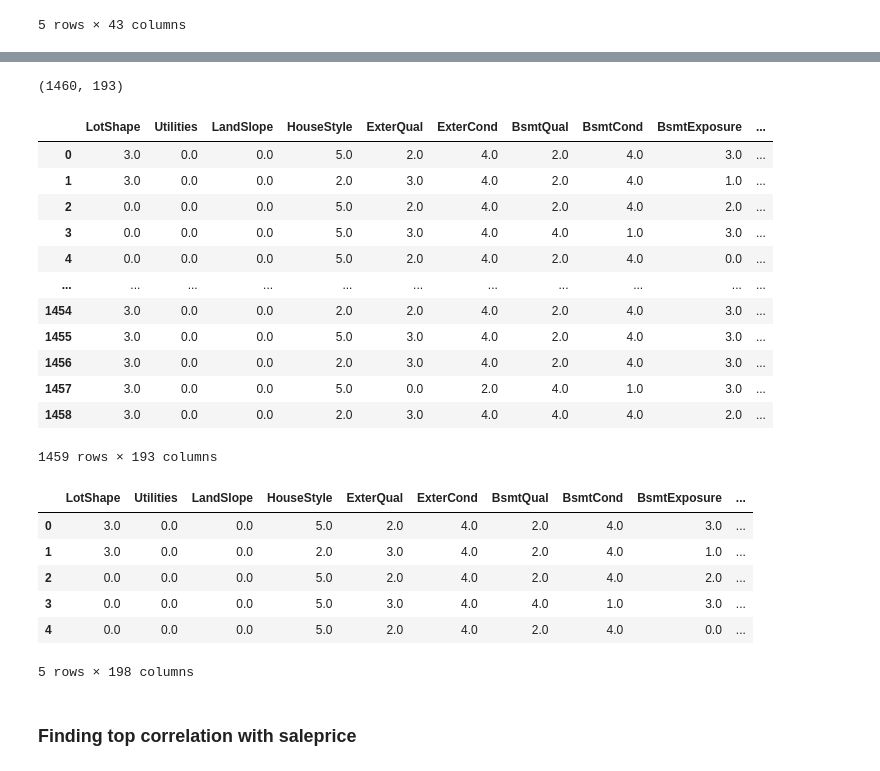
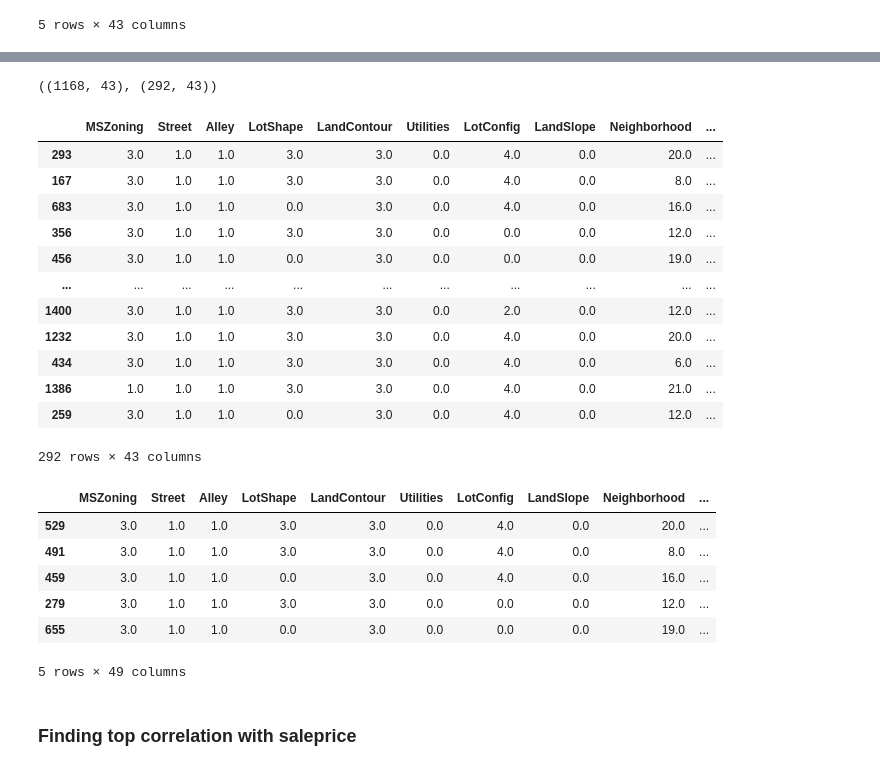
Before and after one commit to yashjain02/dsp-yashkumar-jain, a Jupyter notebook: notebooks/model-industrialization-1.ipynb, the cells around one changed output, grey strips where cells are left out. Cells and saved outputs as stored; diff of their text form; code cells hidden in the pictures.

```diff
--- a/notebooks/model-industrialization-1.ipynb
+++ b/notebooks/model-industrialization-1.ipynb
@@ -27,7 +28,7 @@ Y=train['SalePrice']
 # Train.csv has been split because to find the performance metrics
 import matplotlib.pyplot as plt
 from sklearn.model_selection import train_test_split
-X_train, X_val, Y_train, Y_ = train_test_split(train,Y, test_size = 0.2, random_state=0)
+X_train, X_val, Y_train, Y_val = train_test_split(train,Y, test_size = 0.2, random_state=0)
 # %% [markdown]
 ### FInd correlation with respect to SalePrice
 # %%
@@ -133,0 +124,3 @@ val_X_cat.head()
+# %%
+val_X_cat=X_val.select_dtypes(include=['object'])
+val_X_cat.head()
@@ -231,9 +232,8 @@ for col in data:
 # %%
 # ordinal encoding
 from sklearn.preprocessing import OrdinalEncoder, OneHotEncoder
-colsOrdinal = ['LotShape', 'Utilities', 'LandSlope', 'HouseStyle', 'ExterQual', 'ExterCond', 'BsmtQual', 'BsmtCond', 'BsmtExposure', 'BsmtFinType1', 'BsmtFinType2', 'HeatingQC', 'CentralAir', 'KitchenQual', 'Functional', 'FireplaceQu', 'GarageFinish', 'GarageQual', 'GarageCond', 'PoolQC']
 ordinal=OrdinalEncoder()
-data[colsOrdinal] = pd.DataFrame(ordinal.fit_transform(data[colsOrdinal]),columns=colsOrdinal)
+data[data.columns] = pd.DataFrame(ordinal.fit_transform(data))
 data.head()
 # %% [output]
 |  | MSZoning | Street | Alley | LotShape | LandContour | Utilities | LotConfig | LandSlope | Neighborhood | ... |
@@ -262,4 +245,0 @@ OneHotData.head()
-# %%
-#concat one hot with ordinal
-data=pd.concat([data[colsOrdinal],OneHotData],axis=1)
-data
@@ -280,42 +246,42 @@ data
 # %%
 X_train_cat=data.iloc[train_id]
 # %%
-X_train_cat.shape
+X_train_cat.shape,X_val_cat.shape
 # %% [output]
-(1460, 193)
+((1168, 43), (292, 43))
 # %%
-X_test_cat=data.iloc[test_id]
-X_test_cat
+X_val_cat=data.iloc[val_id]
+X_val_cat
 # %% [output]
-|  | LotShape | Utilities | LandSlope | HouseStyle | ExterQual | ExterCond | BsmtQual | BsmtCond | BsmtExposure | ... |
-| 0 | 3.0 | 0.0 | 0.0 | 5.0 | 2.0 | 4.0 | 2.0 | 4.0 | 3.0 | ... |
-| 1 | 3.0 | 0.0 | 0.0 | 2.0 | 3.0 | 4.0 | 2.0 | 4.0 | 1.0 | ... |
-| 2 | 0.0 | 0.0 | 0.0 | 5.0 | 2.0 | 4.0 | 2.0 | 4.0 | 2.0 | ... |
-| 3 | 0.0 | 0.0 | 0.0 | 5.0 | 3.0 | 4.0 | 4.0 | 1.0 | 3.0 | ... |
-| 4 | 0.0 | 0.0 | 0.0 | 5.0 | 2.0 | 4.0 | 2.0 | 4.0 | 0.0 | ... |
+|  | MSZoning | Street | Alley | LotShape | LandContour | Utilities | LotConfig | LandSlope | Neighborhood | ... |
+| 293 | 3.0 | 1.0 | 1.0 | 3.0 | 3.0 | 0.0 | 4.0 | 0.0 | 20.0 | ... |
+| 167 | 3.0 | 1.0 | 1.0 | 3.0 | 3.0 | 0.0 | 4.0 | 0.0 | 8.0 | ... |
+| 683 | 3.0 | 1.0 | 1.0 | 0.0 | 3.0 | 0.0 | 4.0 | 0.0 | 16.0 | ... |
+| 356 | 3.0 | 1.0 | 1.0 | 3.0 | 3.0 | 0.0 | 0.0 | 0.0 | 12.0 | ... |
+| 456 | 3.0 | 1.0 | 1.0 | 0.0 | 3.0 | 0.0 | 0.0 | 0.0 | 19.0 | ... |
 | ... | ... | ... | ... | ... | ... | ... | ... | ... | ... | ... |
-| 1454 | 3.0 | 0.0 | 0.0 | 2.0 | 2.0 | 4.0 | 2.0 | 4.0 | 3.0 | ... |
-| 1455 | 3.0 | 0.0 | 0.0 | 5.0 | 3.0 | 4.0 | 2.0 | 4.0 | 3.0 | ... |
-| 1456 | 3.0 | 0.0 | 0.0 | 2.0 | 3.0 | 4.0 | 2.0 | 4.0 | 3.0 | ... |
-| 1457 | 3.0 | 0.0 | 0.0 | 5.0 | 0.0 | 2.0 | 4.0 | 1.0 | 3.0 | ... |
-| 1458 | 3.0 | 0.0 | 0.0 | 2.0 | 3.0 | 4.0 | 4.0 | 4.0 | 2.0 | ... |
+| 1400 | 3.0 | 1.0 | 1.0 | 3.0 | 3.0 | 0.0 | 2.0 | 0.0 | 12.0 | ... |
+| 1232 | 3.0 | 1.0 | 1.0 | 3.0 | 3.0 | 0.0 | 4.0 | 0.0 | 20.0 | ... |
+| 434 | 3.0 | 1.0 | 1.0 | 3.0 | 3.0 | 0.0 | 4.0 | 0.0 | 6.0 | ... |
+| 1386 | 1.0 | 1.0 | 1.0 | 3.0 | 3.0 | 0.0 | 4.0 | 0.0 | 21.0 | ... |
+| 259 | 3.0 | 1.0 | 1.0 | 0.0 | 3.0 | 0.0 | 4.0 | 0.0 | 12.0 | ... |
-1459 rows × 193 columns
+292 rows × 43 columns
 # %%
 X_train_cat.index=train_X_num.index
 X_train= pd.concat([X_train_cat,train_X_num],axis=1)
 # %%
-#test set
-X_test_cat.index=test_X_num.index
-X_test = pd.concat([X_test_cat,test_X_num],axis=1)
+#validation set
+X_val_cat.index=val_X_num.index
+X_test = pd.concat([X_val_cat,val_X_num],axis=1)
 X_test.head()
 # %% [output]
-|  | LotShape | Utilities | LandSlope | HouseStyle | ExterQual | ExterCond | BsmtQual | BsmtCond | BsmtExposure | ... |
-| 0 | 3.0 | 0.0 | 0.0 | 5.0 | 2.0 | 4.0 | 2.0 | 4.0 | 3.0 | ... |
-| 1 | 3.0 | 0.0 | 0.0 | 2.0 | 3.0 | 4.0 | 2.0 | 4.0 | 1.0 | ... |
-| 2 | 0.0 | 0.0 | 0.0 | 5.0 | 2.0 | 4.0 | 2.0 | 4.0 | 2.0 | ... |
-| 3 | 0.0 | 0.0 | 0.0 | 5.0 | 3.0 | 4.0 | 4.0 | 1.0 | 3.0 | ... |
-| 4 | 0.0 | 0.0 | 0.0 | 5.0 | 2.0 | 4.0 | 2.0 | 4.0 | 0.0 | ... |
+|  | MSZoning | Street | Alley | LotShape | LandContour | Utilities | LotConfig | LandSlope | Neighborhood | ... |
+| 529 | 3.0 | 1.0 | 1.0 | 3.0 | 3.0 | 0.0 | 4.0 | 0.0 | 20.0 | ... |
+| 491 | 3.0 | 1.0 | 1.0 | 3.0 | 3.0 | 0.0 | 4.0 | 0.0 | 8.0 | ... |
+| 459 | 3.0 | 1.0 | 1.0 | 0.0 | 3.0 | 0.0 | 4.0 | 0.0 | 16.0 | ... |
+| 279 | 3.0 | 1.0 | 1.0 | 3.0 | 3.0 | 0.0 | 0.0 | 0.0 | 12.0 | ... |
+| 655 | 3.0 | 1.0 | 1.0 | 0.0 | 3.0 | 0.0 | 0.0 | 0.0 | 19.0 | ... |
-5 rows × 198 columns
+5 rows × 49 columns
 # %% [markdown]
 ### Finding top correlation with saleprice
 # %%
```
Also changed, not shown: parts of 47 cells of this notebook.
